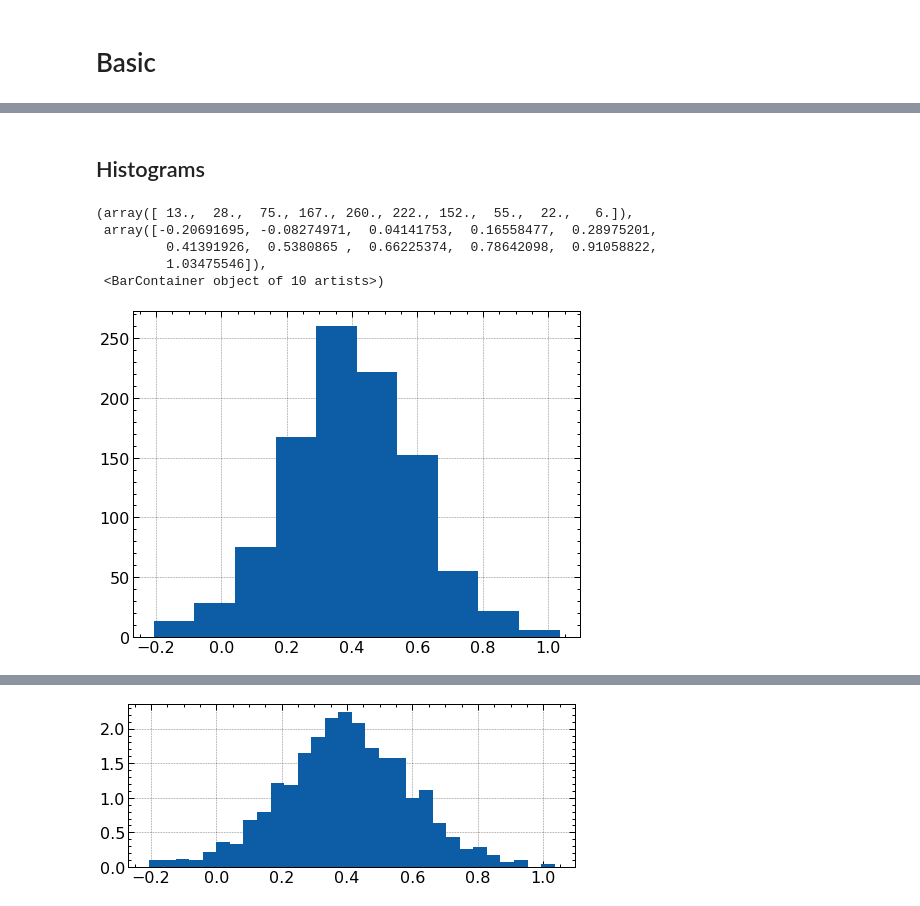
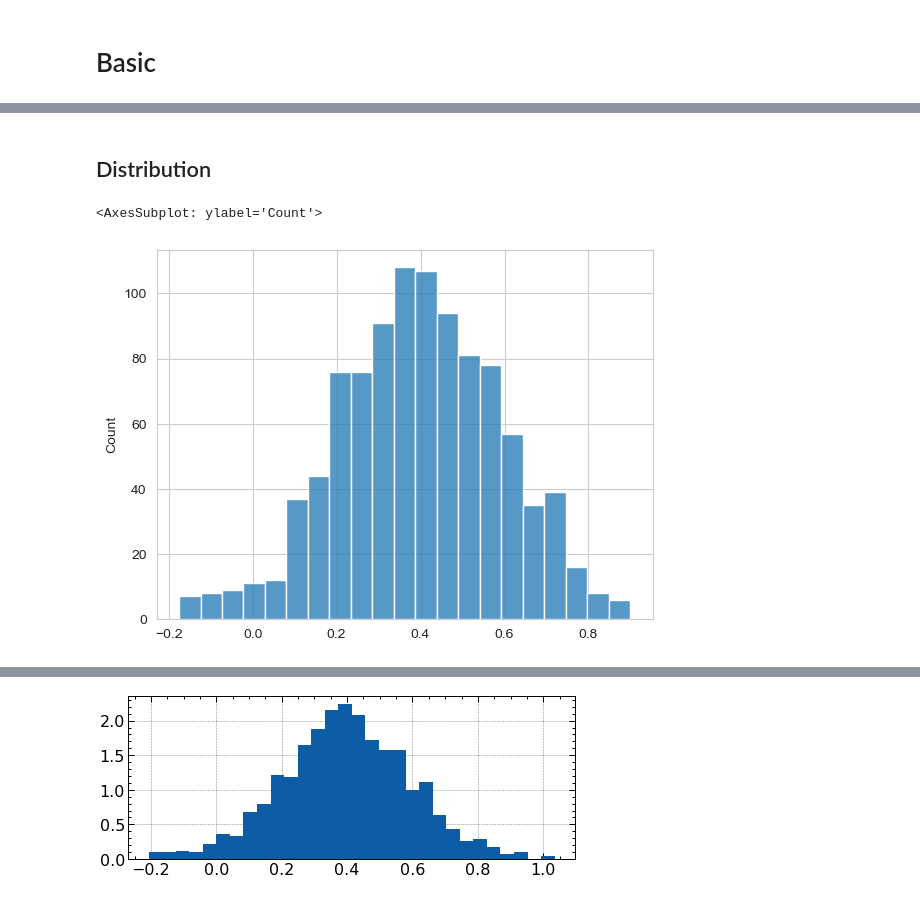
Before and after one commit to DURUII/ML2022, a Jupyter notebook: prerequisite/visualization/【A0】quick_start.ipynb, the cells around one changed output, grey strips where cells are left out. Cells and saved outputs as stored; diff of their text form; code cells hidden in the pictures.

```diff
--- a/prerequisite/visualization/【A0】quick_start.ipynb
+++ b/prerequisite/visualization/【A0】quick_start.ipynb
@@ -98,4 +65,0 @@ df.to_csv("labels.csv",index=False,encoding="UTF-8")
-# %%
-# !pip install SciencePlots
-
-plt.style.use(['science', 'notebook', 'grid'])
@@ -164,13 +172,8 @@ plt.legend(loc="upper right", fontsize=10, ncol=2)
 # %% [markdown]
-## Histograms
+## Distribution
 # %%
 res = np.random.randn(1000)*0.2+0.4
-a = plt.hist(res)
-a
+sns.histplot(res)
 # %% [output]
-(array([ 13.,  28.,  75., 167., 260., 222., 152.,  55.,  22.,   6.]),
- array([-0.20691695, -0.08274971,  0.04141753,  0.16558477,  0.28975201,
-         0.41391926,  0.5380865 ,  0.66225374,  0.78642098,  0.91058822,
-         1.03475546]),
- <BarContainer object of 10 artists>)
+<AxesSubplot: ylabel='Count'>
-[figure, old version]
+[figure, new version]
```
Also changed, not shown: parts of 28 cells of this notebook.
